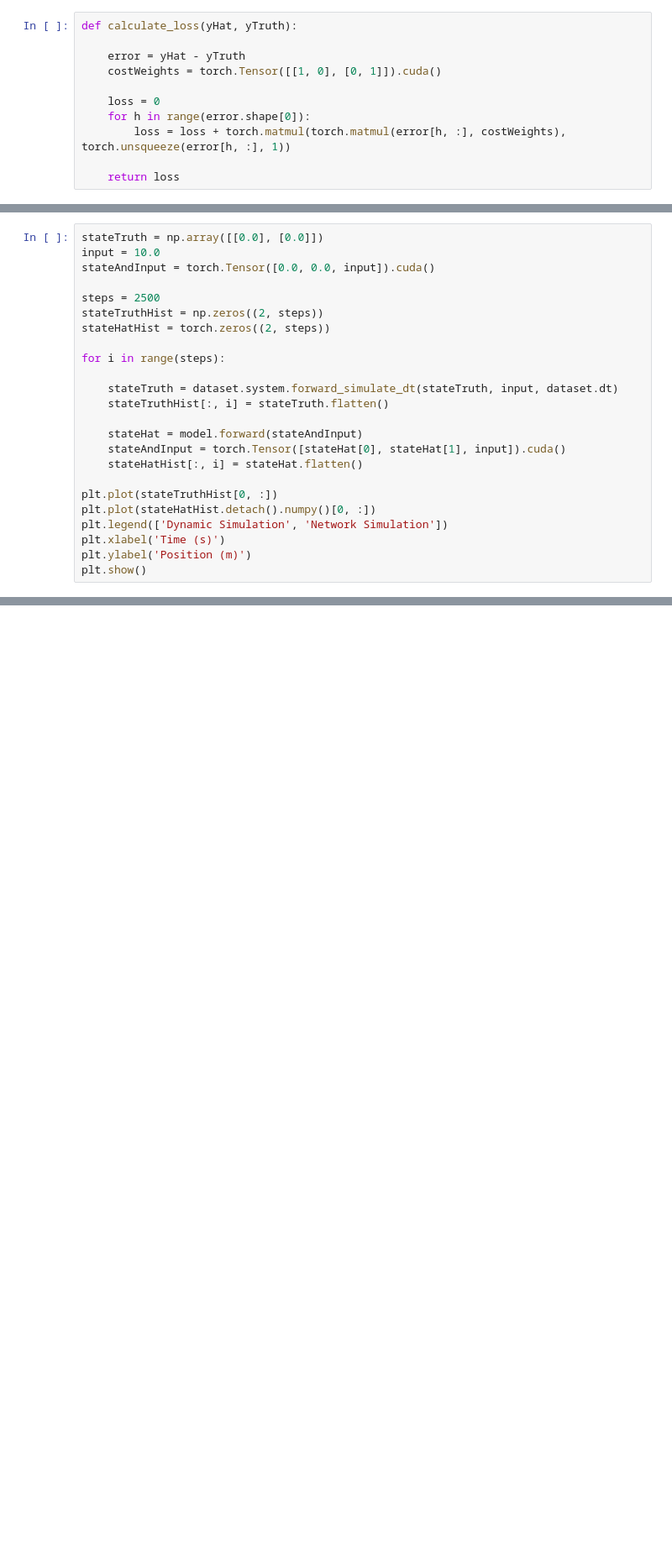
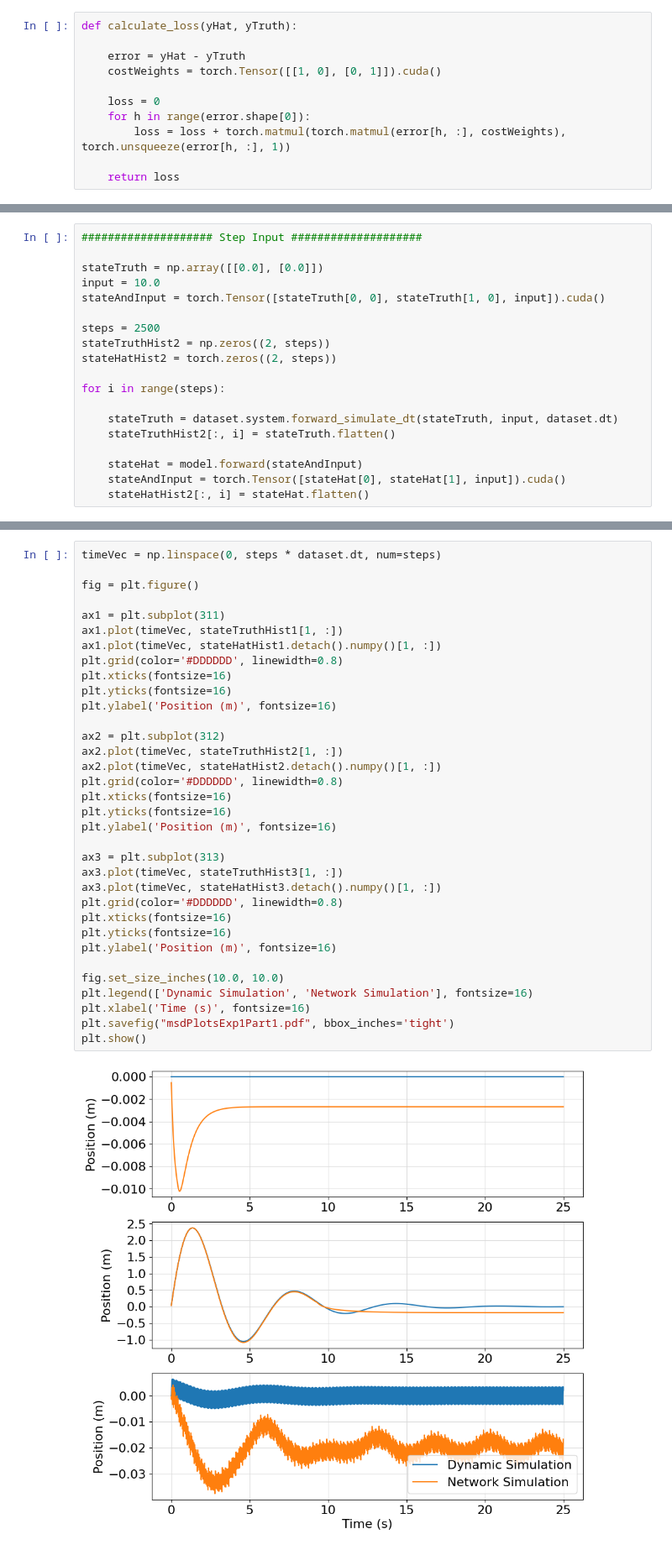
Before and after one commit to hpsanders98/Approximating-Dynamical-Systems-with-Deep-Neural-Networks, a Jupyter notebook: Untitled0.ipynb, the cells around one changed output, grey strips where cells are left out. Shown at 84% size. Drawn from its saved outputs; the diff is of its cells as text; blank space fills up the shorter version.

```diff
--- a/Untitled0.ipynb
+++ b/Untitled0.ipynb
@@ -151,24 +194,19 @@ plt.show()
 # %%
+#################### Step Input ####################
+
 stateTruth = np.array([[0.0], [0.0]])
 input = 10.0
-stateAndInput = torch.Tensor([0.0, 0.0, input]).cuda()
+stateAndInput = torch.Tensor([stateTruth[0, 0], stateTruth[1, 0], input]).cuda()
 
 steps = 2500
-stateTruthHist = np.zeros((2, steps))
-stateHatHist = torch.zeros((2, steps))
+stateTruthHist2 = np.zeros((2, steps))
+stateHatHist2 = torch.zeros((2, steps))
 
 for i in range(steps):
 
     stateTruth = dataset.system.forward_simulate_dt(stateTruth, input, dataset.dt)
-    stateTruthHist[:, i] = stateTruth.flatten()
+    stateTruthHist2[:, i] = stateTruth.flatten()
 
     stateHat = model.forward(stateAndInput)
     stateAndInput = torch.Tensor([stateHat[0], stateHat[1], input]).cuda()
-    stateHatHist[:, i] = stateHat.flatten()
-
-plt.plot(stateTruthHist[0, :])
-plt.plot(stateHatHist.detach().numpy()[0, :])
-plt.legend(['Dynamic Simulation', 'Network Simulation'])
-plt.xlabel('Time (s)')
-plt.ylabel('Position (m)')
-plt.show()
+    stateHatHist2[:, i] = stateHat.flatten()
@@ -177,3 +234,39 @@ plt.show()
+# %%
+timeVec = np.linspace(0, steps * dataset.dt, num=steps)
+
+fig = plt.figure()
+
+ax1 = plt.subplot(311)
+ax1.plot(timeVec, stateTruthHist1[1, :])
+ax1.plot(timeVec, stateHatHist1.detach().numpy()[1, :])
+plt.grid(color='#DDDDDD', linewidth=0.8)
+plt.xticks(fontsize=16)
+plt.yticks(fontsize=16)
+plt.ylabel('Position (m)', fontsize=16)
+
+ax2 = plt.subplot(312)
+ax2.plot(timeVec, stateTruthHist2[1, :])
+ax2.plot(timeVec, stateHatHist2.detach().numpy()[1, :])
+plt.grid(color='#DDDDDD', linewidth=0.8)
+plt.xticks(fontsize=16)
+plt.yticks(fontsize=16)
+plt.ylabel('Position (m)', fontsize=16)
+
+ax3 = plt.subplot(313)
+ax3.plot(timeVec, stateTruthHist3[1, :])
+ax3.plot(timeVec, stateHatHist3.detach().numpy()[1, :])
+plt.grid(color='#DDDDDD', linewidth=0.8)
+plt.xticks(fontsize=16)
+plt.yticks(fontsize=16)
+plt.ylabel('Position (m)', fontsize=16)
+
+fig.set_size_inches(10.0, 10.0)
+plt.legend(['Dynamic Simulation', 'Network Simulation'], fontsize=16)
+plt.xlabel('Time (s)', fontsize=16)
+plt.savefig("msdPlotsExp1Part1.pdf", bbox_inches='tight')
+plt.show()
+# %% [output]
+[figure, added]
 # %%
 # Get number of parameters in network
 sum = 0
```
Also changed, not shown: parts of 15 cells of this notebook, 12 other files.
